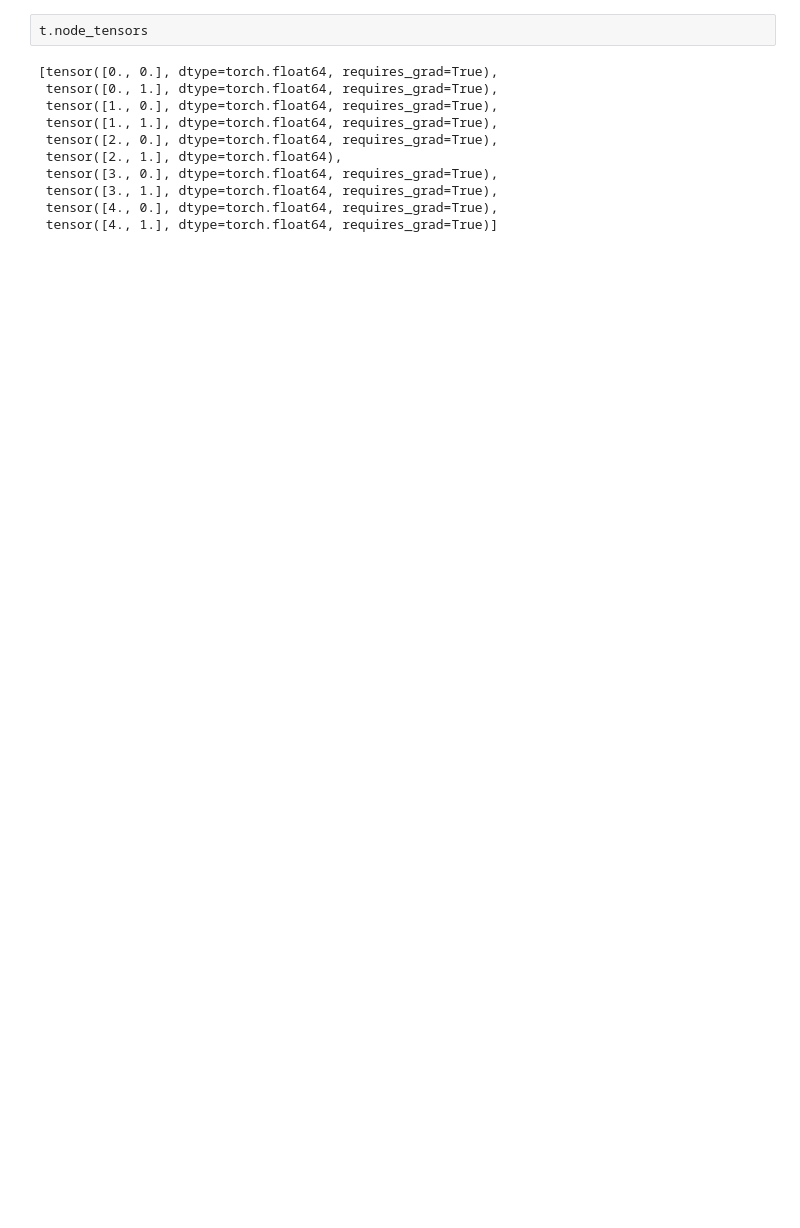
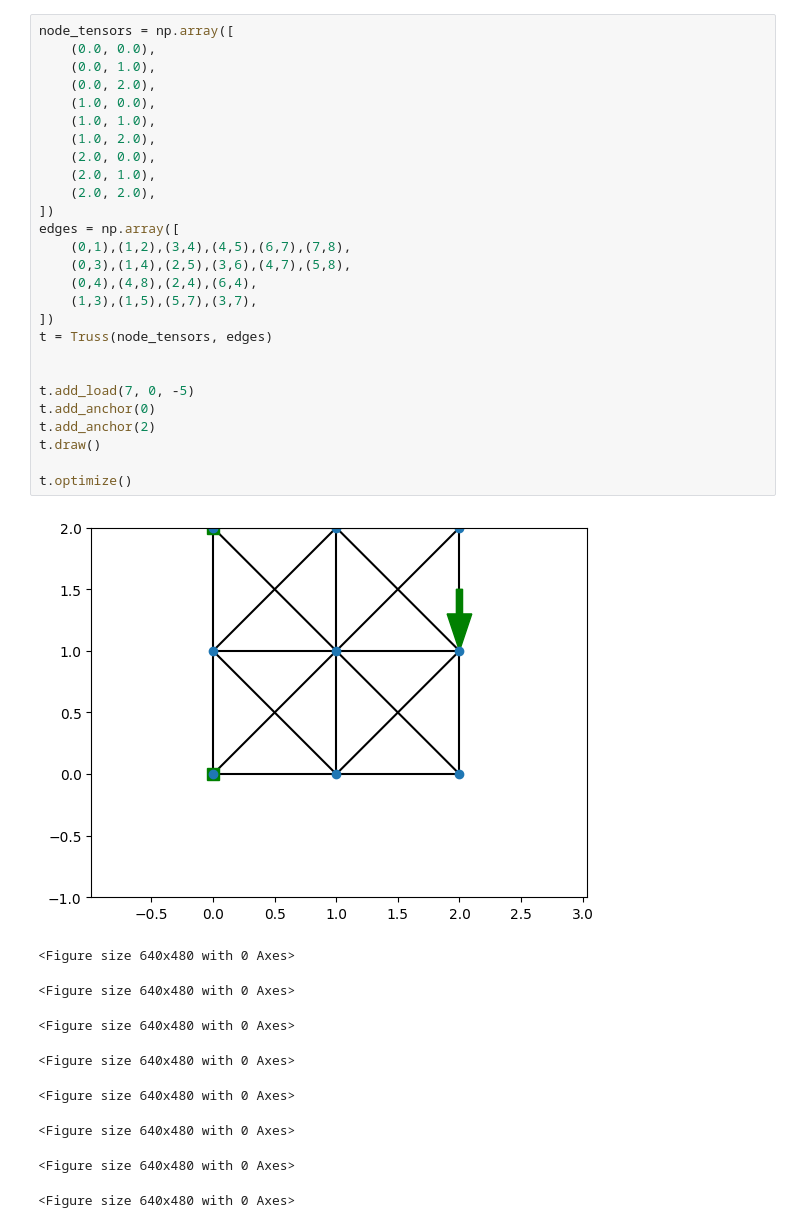
Before and after one commit to eschluntz/PytorchBridge, a Jupyter notebook: truss.ipynb, the cells around one changed output. Drawn from its saved outputs; the diff is of its cells as text; blank space fills up the shorter version.

```diff
--- a/truss.ipynb
+++ b/truss.ipynb
@@ -255,13 +301,37 @@ KeyboardInterrupt:
-# %%
-t.node_tensors
-# %% [output]
-[tensor([0., 0.], dtype=torch.float64, requires_grad=True),
- tensor([0., 1.], dtype=torch.float64, requires_grad=True),
- tensor([1., 0.], dtype=torch.float64, requires_grad=True),
- tensor([1., 1.], dtype=torch.float64, requires_grad=True),
- tensor([2., 0.], dtype=torch.float64, requires_grad=True),
- tensor([2., 1.], dtype=torch.float64),
- tensor([3., 0.], dtype=torch.float64, requires_grad=True),
- tensor([3., 1.], dtype=torch.float64, requires_grad=True),
- tensor([4., 0.], dtype=torch.float64, requires_grad=True),
- tensor([4., 1.], dtype=torch.float64, requires_grad=True)]
+# %%
+node_tensors = np.array([
+    (0.0, 0.0),
+    (0.0, 1.0),
+    (0.0, 2.0),
+    (1.0, 0.0),
+    (1.0, 1.0),
+    (1.0, 2.0),
+    (2.0, 0.0),
+    (2.0, 1.0),
+    (2.0, 2.0),
+])
+edges = np.array([
+    (0,1),(1,2),(3,4),(4,5),(6,7),(7,8),
+    (0,3),(1,4),(2,5),(3,6),(4,7),(5,8),
+    (0,4),(4,8),(2,4),(6,4),
+    (1,3),(1,5),(5,7),(3,7),
+])
+t = Truss(node_tensors, edges)
+
+
+t.add_load(7, 0, -5)
+t.add_anchor(0)
+t.add_anchor(2)
+t.draw()
+
+t.optimize()
+# %% [output]
+[figure, added]
+<Figure size 640x480 with 0 Axes>
+<Figure size 640x480 with 0 Axes>
+<Figure size 640x480 with 0 Axes>
+<Figure size 640x480 with 0 Axes>
+<Figure size 640x480 with 0 Axes>
+<Figure size 640x480 with 0 Axes>
+<Figure size 640x480 with 0 Axes>
+<Figure size 640x480 with 0 Axes>
```
Also changed, not shown: parts of 11 cells of this notebook, 2 other files.
